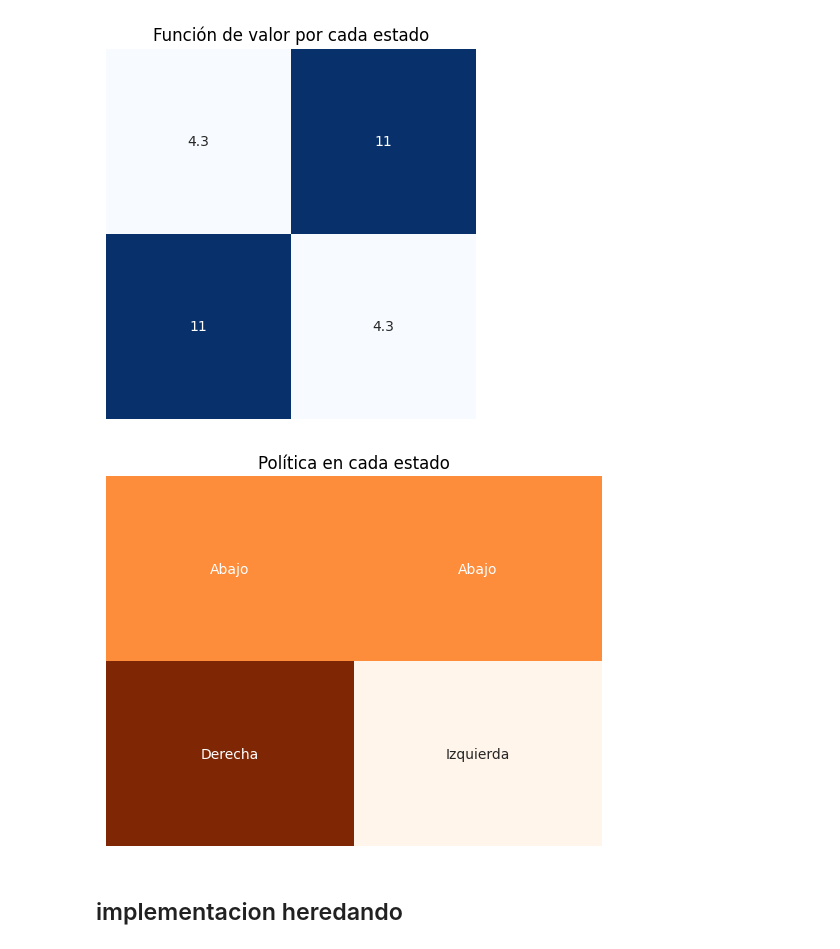
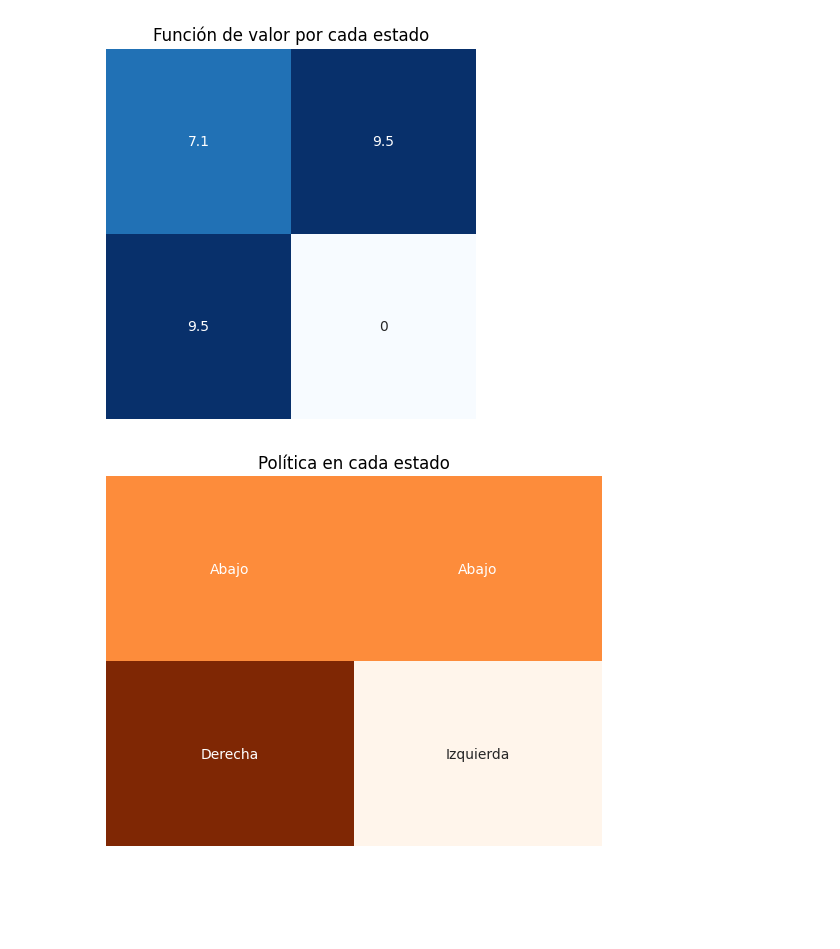
Before and after one commit to smindiol/Materia-IA-2025, a Jupyter notebook: mdp/aspiradora.ipynb, the cells around one changed output. Drawn from its saved outputs; the diff is of its cells as text; code cells hidden in the pictures; blank space fills up the shorter version.

```diff
--- a/mdp/aspiradora.ipynb
+++ b/mdp/aspiradora.ipynb
@@ -197,13 +136,11 @@ actions_print(policy_vec)
 # %%
 #env = VacuumGridEnv(grid, slippery_chars=set())
-env = VacuumGridEnv(grid=["SF", "FG"], slippery_chars={'F'})
+env = VacuumGridEnv(grid=["SF", "FG"], slippery_chars={"S","F"})
 action_names = {0: 'Izquierda', 1: 'Abajo', 2: 'Derecha', 3: 'Arriba'}
-policy_vec, val_fun_vec = policy_iteration(env, discount=0.5)
+policy_vec, val_fun_vec = policy_iteration(env, discount=0.9)
 
 values_print(val_fun_vec)
 actions_print(policy_vec)
 # %% [output]
-[figure, old version]
+[figure, new version]
 [figure]
-# %% [markdown]
-## implementacion heredando
```
Also changed, not shown: parts of 26 cells of this notebook, 1 other file.
